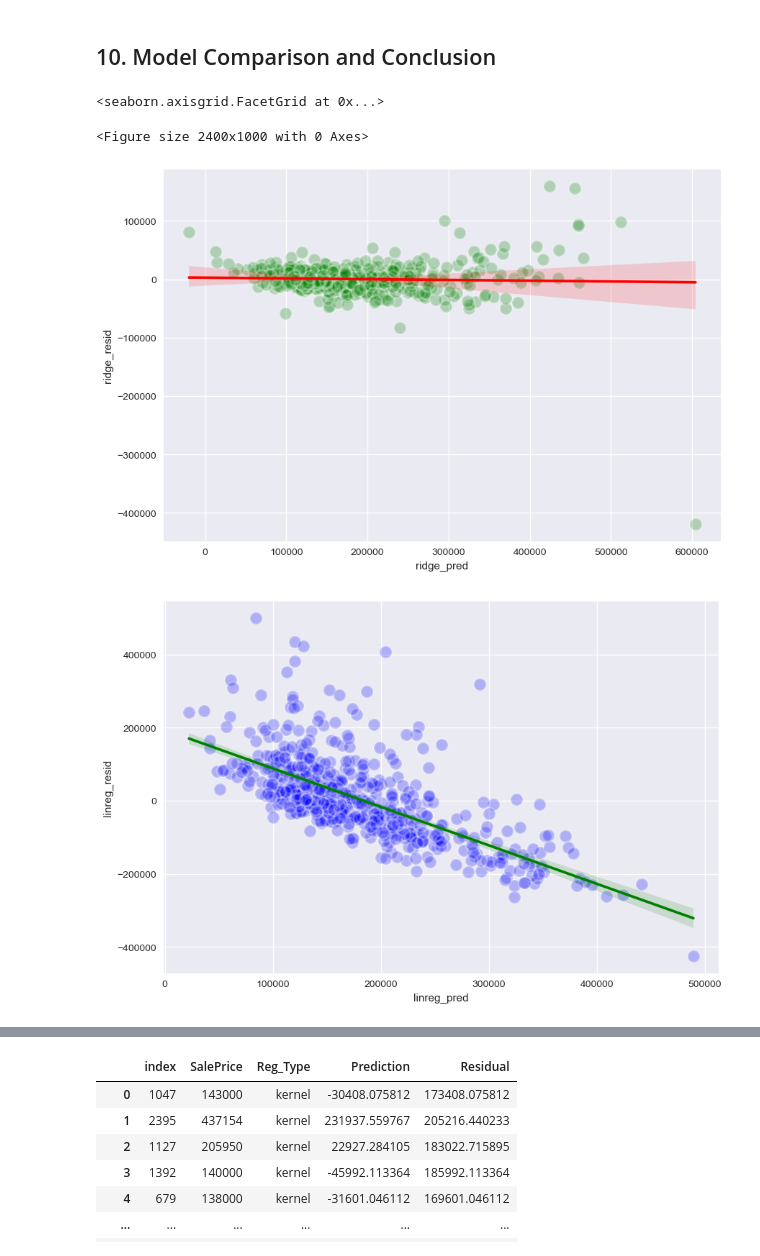
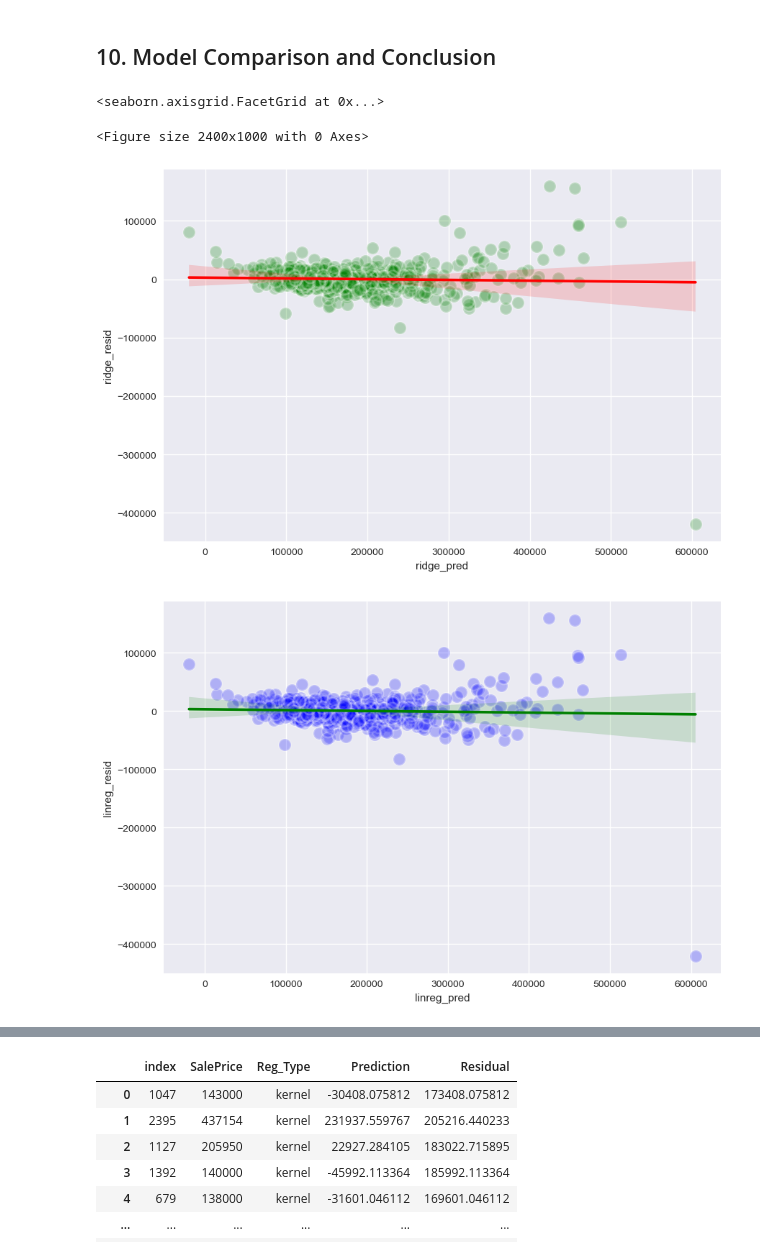
Before and after one commit to sah9j/MidtermProject3550, a Jupyter notebook: Data3550MidPro_MAIN.ipynb, the cells around one changed output, grey strips where cells are left out. Saved outputs shown, nothing was run; the diff lists cells and outputs as text; code cells hidden in the pictures.

```diff
--- a/Data3550MidPro_MAIN.ipynb
+++ b/Data3550MidPro_MAIN.ipynb
@@ -501,6 +501,8 @@ X_test_new = X_test_new[['Constant'] + [col for col in X_test_new.columns if col
 
 # Calculate the estimated y values using the test dataset
 y_hat_test = reg.predict(X_test_new)
+
+linear_predictions = y_hat_test
 # %%
 test_mse = mean_squared_error(y_test, y_hat_test)
 test_rmse = np.sqrt(test_mse)
@@ -751,8 +755,7 @@ kernel_ridge_model.fit(X_train_sc[stat_sig_Pred], y_train)
 X_test_selected_features = X_test_sc[stat_sig_Pred]
 
 # Make predictions on the test data using the Kernel Ridge regression model
-kernel_ridge_predictions = kernel_ridge_model.predict(X_test_selected_features,lambda)
-kernel_ridge_model.score
+kernel_ridge_predictions = kernel_ridge_model.predict(X_test_selected_features)
 # %%
 # Calculate R-squared value for Kernel Ridge Regression model
 r_squared_kernel_ridge = r2_score(y_test, kernel_ridge_predictions)
@@ -795,41 +798,44 @@ Unfortunately, it is not possible to write the Kernel Ridge Regression equation
 # %%
 results = pd.DataFrame(y_test.reset_index())
 
+lasso__predictions = best_lasso_model.predict(X_test_sc)
+lasso_r_squared = r2_score(y_test, lasso__predictions)
+
 kernel_pred = pd.DataFrame(kernel_ridge_predictions)
 ridge_pred = pd.DataFrame(ridge_reg_predictions)
-lasso_pred = pd.DataFrame(y_hat_test)
-linreg_pred = pd.DataFrame(pred)
+lasso_pred = pd.DataFrame(lasso__predictions)
+linreg_pred = pd.DataFrame(linear_predictions)
 
 kernel_results = pd.concat([results, kernel_pred], axis = 1)
 kernel_results = kernel_results.rename(columns = {0:'kernel_pred'})
 # kernel_results.head()
 
 kernel_results['kernel_resid'] = kernel_results['SalePrice'] - kernel_results['kernel_pred']
 
 df_results = kernel_results
 df_results['ridge_pred'] = ridge_pred
 df_results['ridge_resid'] = df_results['SalePrice'] - df_results['ridge_pred']
 df_results['lasso_pred'] = lasso_pred
 df_results['lasso_resid'] = df_results['SalePrice'] - df_results['lasso_pred']
 df_results['linreg_pred'] = linreg_pred
 df_results['linreg_resid'] = df_results['SalePrice'] - df_results['linreg_pred']
 df_results.head()
 
 plt.figure(figsize=(24,10)) #changes area of scatterplot
 
 sns.lmplot(x='ridge_pred', y='ridge_resid', data = df_results, height=6,
            aspect = 1.5, scatter_kws={"alpha":0.25,"s":150,"linewidth":2,"color":"green","edgecolor":"white"}, line_kws={'color': 'red'})
 sns.lmplot(x='linreg_pred', y='linreg_resid', data = df_results, palette="Set1", height=6,
            aspect = 1.5, scatter_kws={"alpha":0.25,"s":150,"linewidth":2,"color":"blue","edgecolor":"white"}, line_kws={'color': 'green'})
 sns.lmplot(x='lasso_pred', y='lasso_resid', data = df_results, palette="Set1", height=6,
            aspect = 1.5, scatter_kws={"alpha":0.25,"s":150,"linewidth":2,"color":"purple","edgecolor":"white"}, line_kws={'color': 'blue'})
 sns.lmplot(x='kernel_pred', y='kernel_resid', data = df_results, height=6,
            aspect = 1.5, scatter_kws={"alpha":0.25,"s":150,"linewidth":2,"color":"red","edgecolor":"white"}, line_kws={'color': 'green'})
 # %% [output]
 <seaborn.axisgrid.FacetGrid at 0x...>
 <Figure size 2400x1000 with 0 Axes>
 [figure]
-[figure, old version]
+[figure, new version]
 [figure]
 [figure]
 # %%
```
Also changed, not shown: parts of 10 cells of this notebook.
